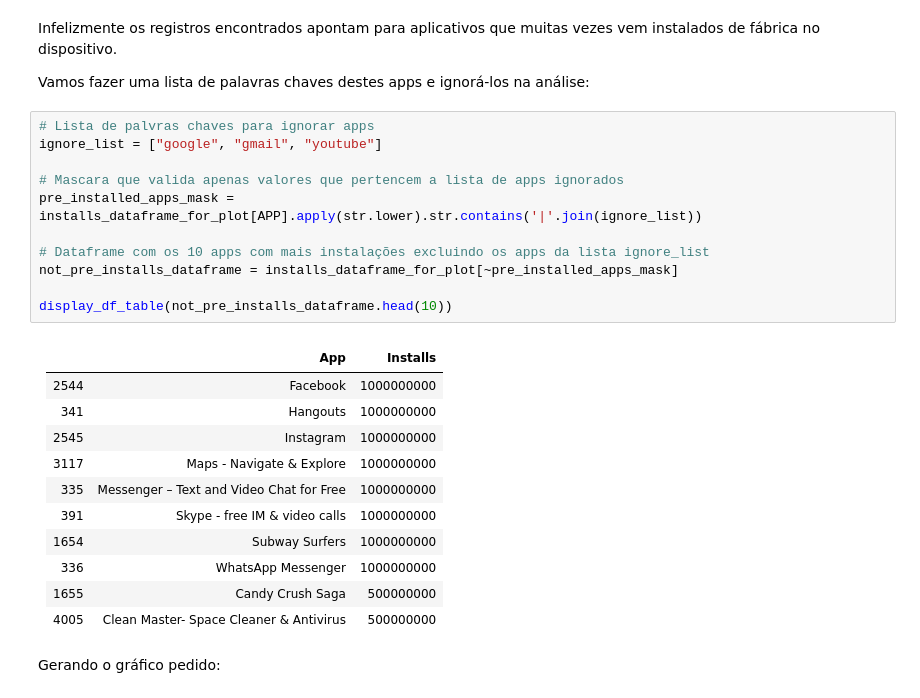
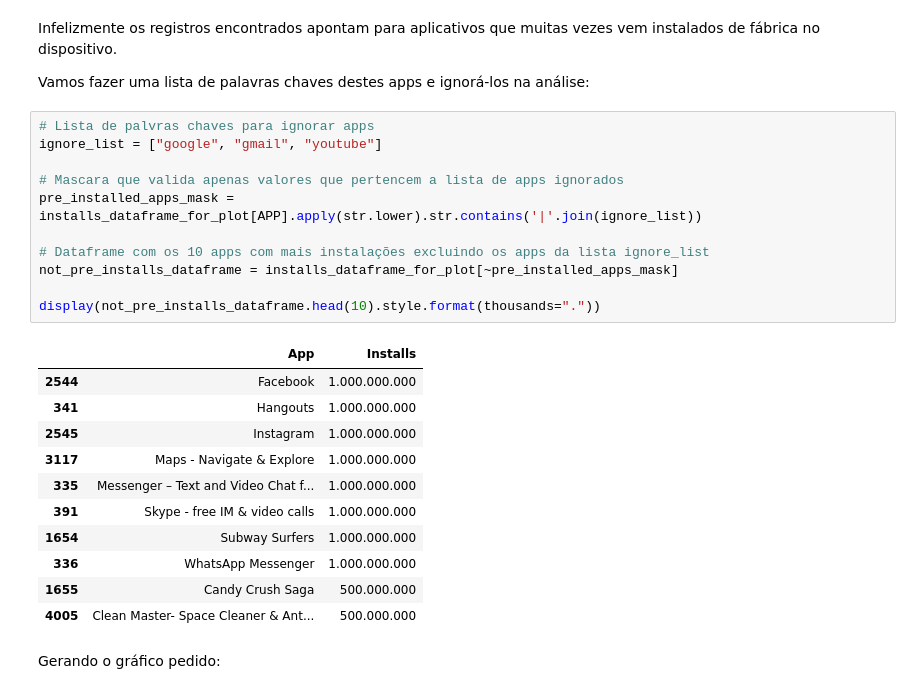
Before and after one commit to GustavCampos/Programa-de-bolsas-Compasso, a Jupyter notebook: Sprint 3/Desafios/Desafio.ipynb, the cells around one changed output. Saved outputs shown, nothing was run; the diff lists cells and outputs as text.

```diff
--- a/Sprint 3/Desafios/Desafio.ipynb
+++ b/Sprint 3/Desafios/Desafio.ipynb
@@ -161,27 +159,26 @@ Vamos fazer uma lista de palavras chaves destes apps e ignorá-los na análise:
 # %%
 # Lista de palvras chaves para ignorar apps
 ignore_list = ["google", "gmail", "youtube"]
 
 # Mascara que valida apenas valores que pertencem a lista de apps ignorados
 pre_installed_apps_mask = installs_dataframe_for_plot[APP].apply(str.lower).str.contains('|'.join(ignore_list))
 
 # Dataframe com os 10 apps com mais instalações excluindo os apps da lista ignore_list
 not_pre_installs_dataframe = installs_dataframe_for_plot[~pre_installed_apps_mask]
 
-display_df_table(not_pre_installs_dataframe.head(10))
+display(not_pre_installs_dataframe.head(10).style.format(thousands="."))
 # %% [output]
-|      | App                                      |   Installs |
-|-----:|:-----------------------------------------|-----------:|
-| 2544 | Facebook                                 | 1000000000 |
-|  341 | Hangouts                                 | 1000000000 |
-| 2545 | Instagram                                | 1000000000 |
-| 3117 | Maps - Navigate & Explore                | 1000000000 |
-|  335 | Messenger – Text and Video Chat for Free | 1000000000 |
-|  391 | Skype - free IM & video calls            | 1000000000 |
-| 1654 | Subway Surfers                           | 1000000000 |
-|  336 | WhatsApp Messenger                       | 1000000000 |
-| 1655 | Candy Crush Saga                         |  500000000 |
-| 4005 | Clean Master- Space Cleaner & Antivirus  |  500000000 |
+|  | App | Installs |
+| 2544 | Facebook | 1.000.000.000 |
+| 341 | Hangouts | 1.000.000.000 |
+| 2545 | Instagram | 1.000.000.000 |
+| 3117 | Maps - Navigate & Explore | 1.000.000.000 |
+| 335 | Messenger – Text and Video Chat f... | 1.000.000.000 |
+| 391 | Skype - free IM & video calls | 1.000.000.000 |
+| 1654 | Subway Surfers | 1.000.000.000 |
+| 336 | WhatsApp Messenger | 1.000.000.000 |
+| 1655 | Candy Crush Saga | 500.000.000 |
+| 4005 | Clean Master- Space Cleaner & Ant... | 500.000.000 |
 # %% [markdown]
 Gerando o gráfico pedido:
 # %%
```
Also changed, not shown: parts of 22 cells of this notebook.
